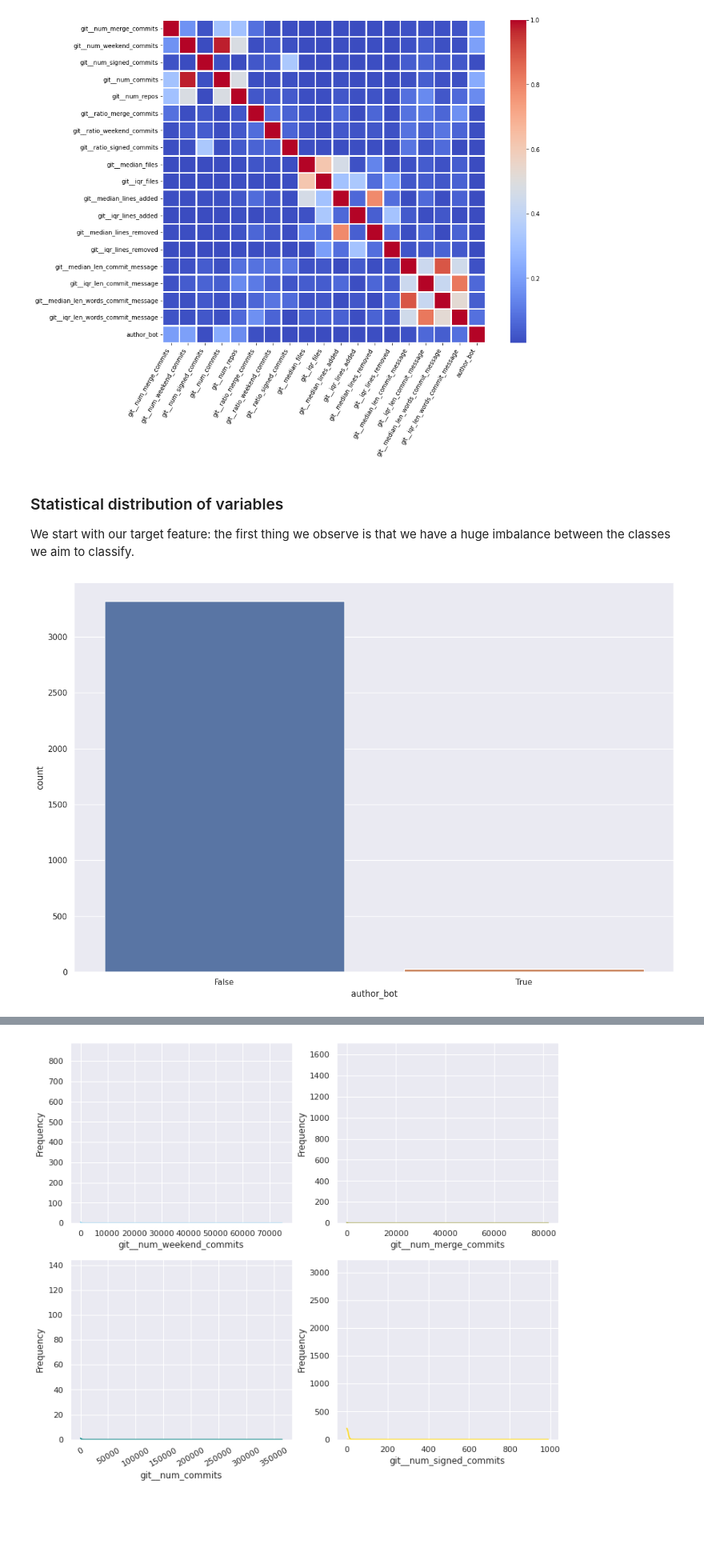
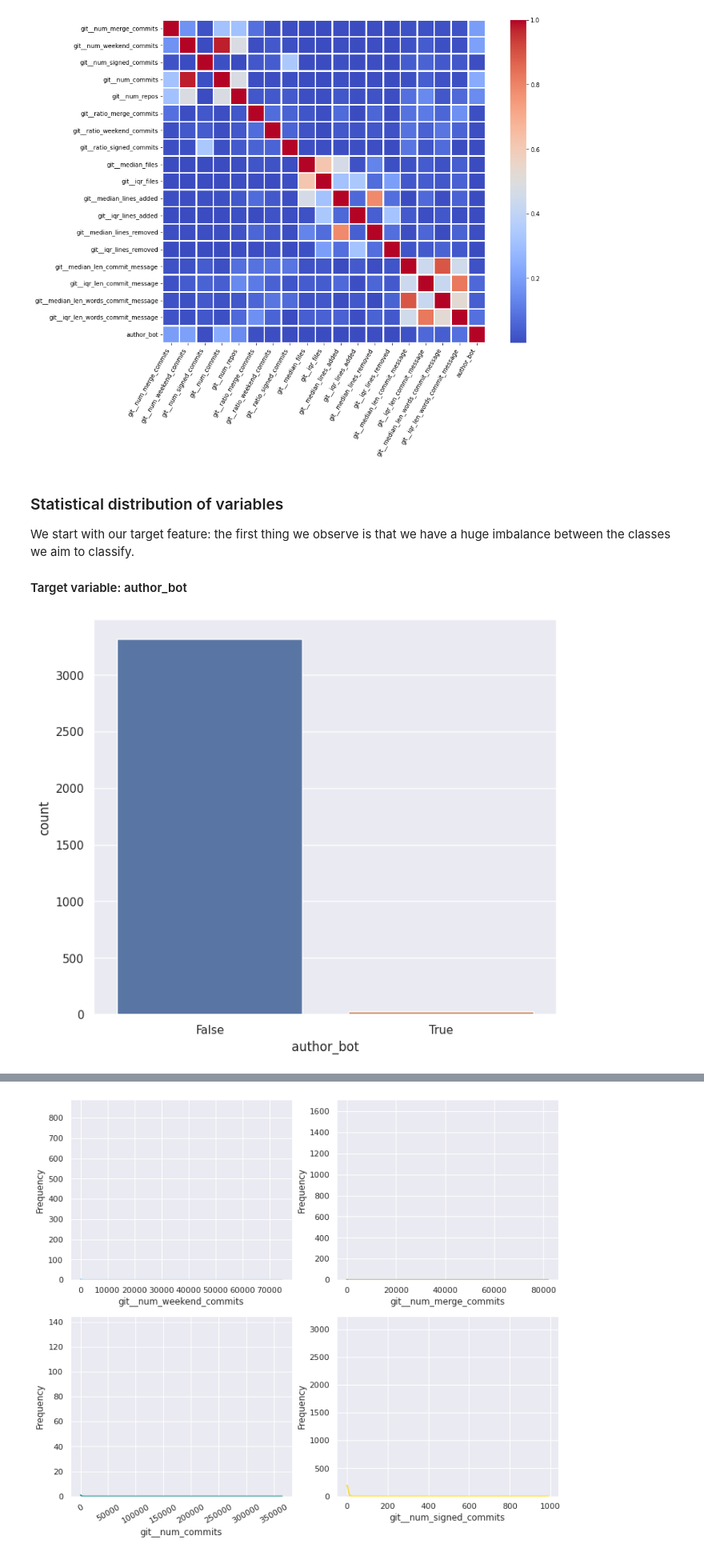
Before and after one commit to mafesan/2021-tfm-code, a Jupyter notebook: revelio/exploratory-data-analysis.ipynb, the cells around one changed output, grey strips where cells are left out. Shown at 80% size. Saved outputs shown, nothing was run; the diff lists cells and outputs as text; code cells hidden in the pictures; blank space fills up the shorter version.

```diff
--- a/revelio/exploratory-data-analysis.ipynb
+++ b/revelio/exploratory-data-analysis.ipynb
@@ -292,12 +304,14 @@ plt.savefig('docs/imgs/eda_corr_heatmap_as_is.png', dpi=600, bbox_inches='tight'
 ### Statistical distribution of variables
 
 We start with our target feature: the first thing we observe is that we have a huge imbalance between the classes we aim to classify.
+
+#### Target variable: author_bot
 # %%
 sns.set(style="darkgrid")
 
-plt.figure(figsize=(15, 10), dpi=100)
+plt.figure(figsize=(8, 7), dpi=100)
 sns.countplot(data=df_git, x="author_bot")
 plt.show()
 # %% [output]
-[figure, old version]
+[figure, new version]
 # %% [markdown]
```
Also changed, not shown: parts of 13 cells of this notebook, 1 other file.
